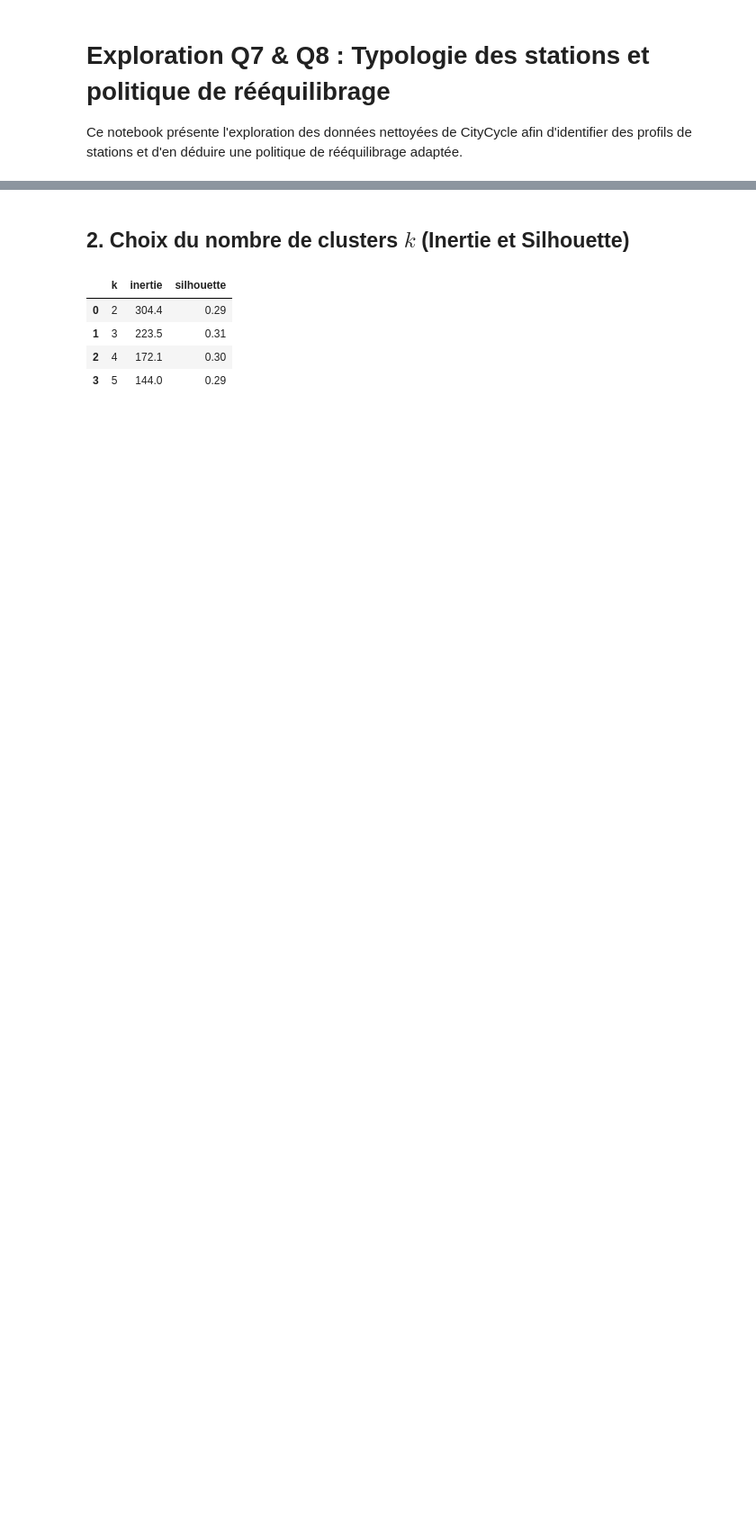
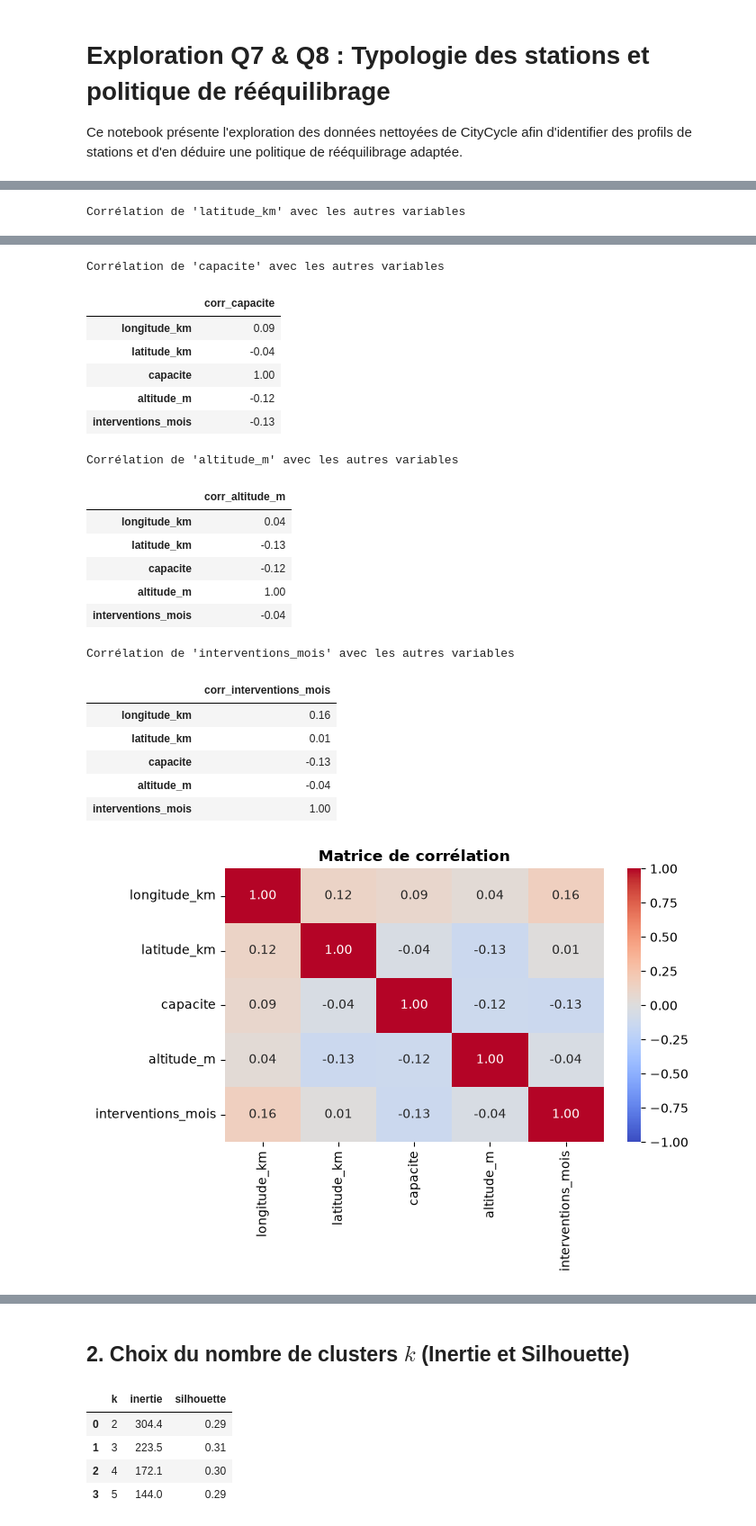
Before and after one commit to 6draps-katia/CityCycle, a Jupyter notebook: notebooks/D_q7_exploration .ipynb, the cells around one changed output, grey strips where cells are left out. Shown at 90% size. Cells and saved outputs as stored; diff of their text form; code cells hidden in the pictures; blank space fills up the shorter version.

```diff
--- a/notebooks/D_q7_exploration .ipynb
+++ b/notebooks/D_q7_exploration .ipynb
@@ -24,0 +28,42 @@ ImportError: cannot import name 'flux_station_heure' from 'features' (/Users/kat
+# %%
+import matplotlib.pyplot as plt
+from matplotlib.patches import Ellipse
+import pandas as pd
+import seaborn as sns
+from sklearn.cluster import KMeans
+from sklearn.preprocessing import StandardScaler
+
+from data_loader import get_prepared_dataset
+from features import flux_station_heure, profil_stations
+
+df_stations, df_trajets, _ = get_prepared_dataset()
+flux = flux_station_heure(df_trajets, df_stations)
+df_profil = profil_stations(flux, df_stations)
+
+#Corrélations sur toutes les variables numériques (hors cluster)
+cols_num = (
+    df_stations.select_dtypes(include="number")
+    .drop(columns=["cluster"], errors="ignore")
+    .columns
+)
+corr = df_stations[cols_num].corr().round(2)
+
+# Affichage d'un petit tableau de corrélation par variable
+for col in cols_num:
+  print(f"\nCorrélation de '{col}' avec les autres variables")
+  tableau = corr[[col]].rename(columns={col: f"corr_{col}"})
+  display(tableau)
+
+# Matrice visuelle globale
+plt.figure(figsize=(7, 5))
+sns.heatmap(
+    corr, annot=True, fmt=".2f", cmap="coolwarm", center=0, vmin=-1, vmax=1
+)
+plt.title(
+    "Matrice de corrélation",
+    fontsize=12,
+    fontweight="bold",
+)
+plt.tight_layout()
+plt.show()
+# %% [output]
@@ -24,0 +77 @@ ImportError: cannot import name 'flux_station_heure' from 'features' (/Users/kat
+Corrélation de 'latitude_km' avec les autres variables
@@ -24,0 +84,22 @@ ImportError: cannot import name 'flux_station_heure' from 'features' (/Users/kat
+Corrélation de 'capacite' avec les autres variables
+|  | corr_capacite |
+| longitude_km | 0.09 |
+| latitude_km | -0.04 |
+| capacite | 1.00 |
+| altitude_m | -0.12 |
+| interventions_mois | -0.13 |
+Corrélation de 'altitude_m' avec les autres variables
+|  | corr_altitude_m |
+| longitude_km | 0.04 |
+| latitude_km | -0.13 |
+| capacite | -0.12 |
+| altitude_m | 1.00 |
+| interventions_mois | -0.04 |
+Corrélation de 'interventions_mois' avec les autres variables
+|  | corr_interventions_mois |
+| longitude_km | 0.16 |
+| latitude_km | 0.01 |
+| capacite | -0.13 |
+| altitude_m | -0.04 |
+| interventions_mois | 1.00 |
+[figure, added]
```
Also changed, not shown: parts of 11 cells of this notebook, 8 other files.
